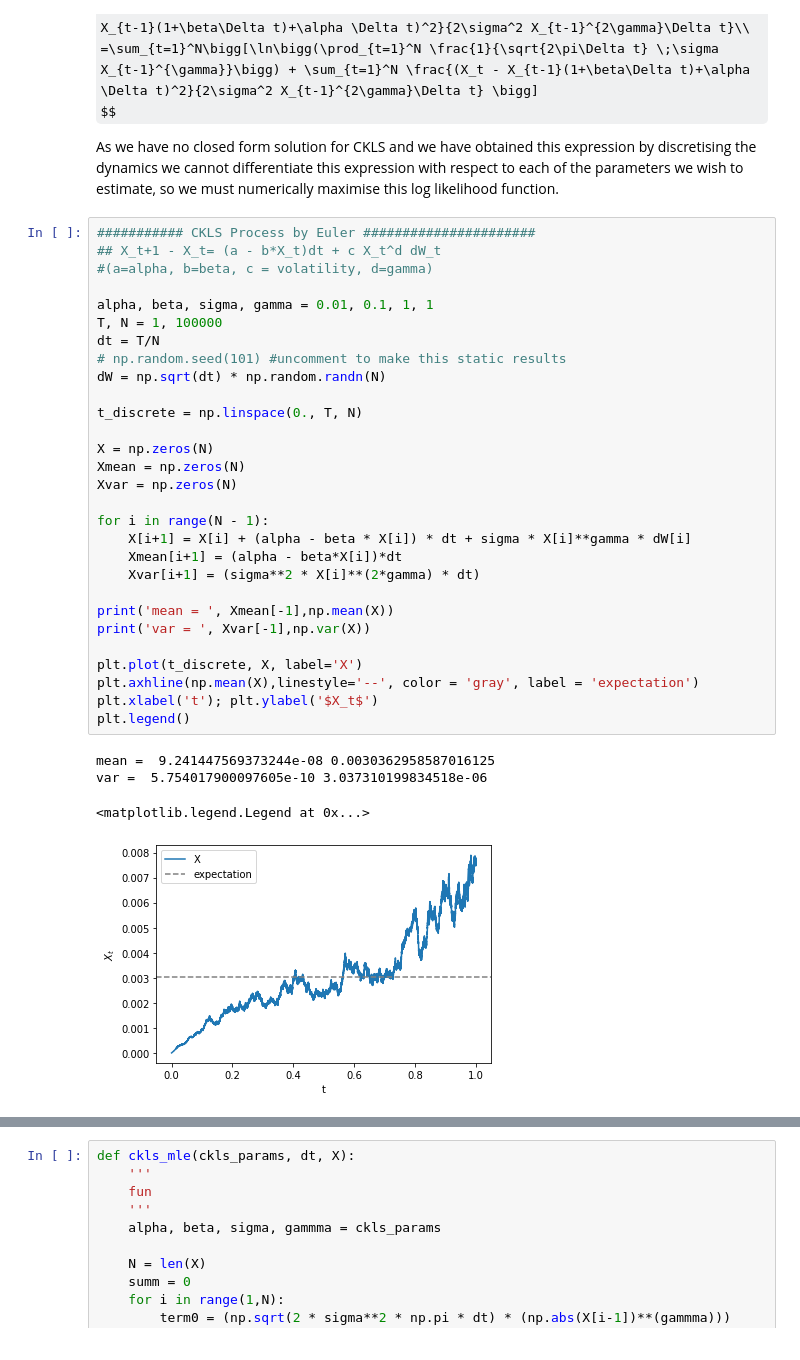
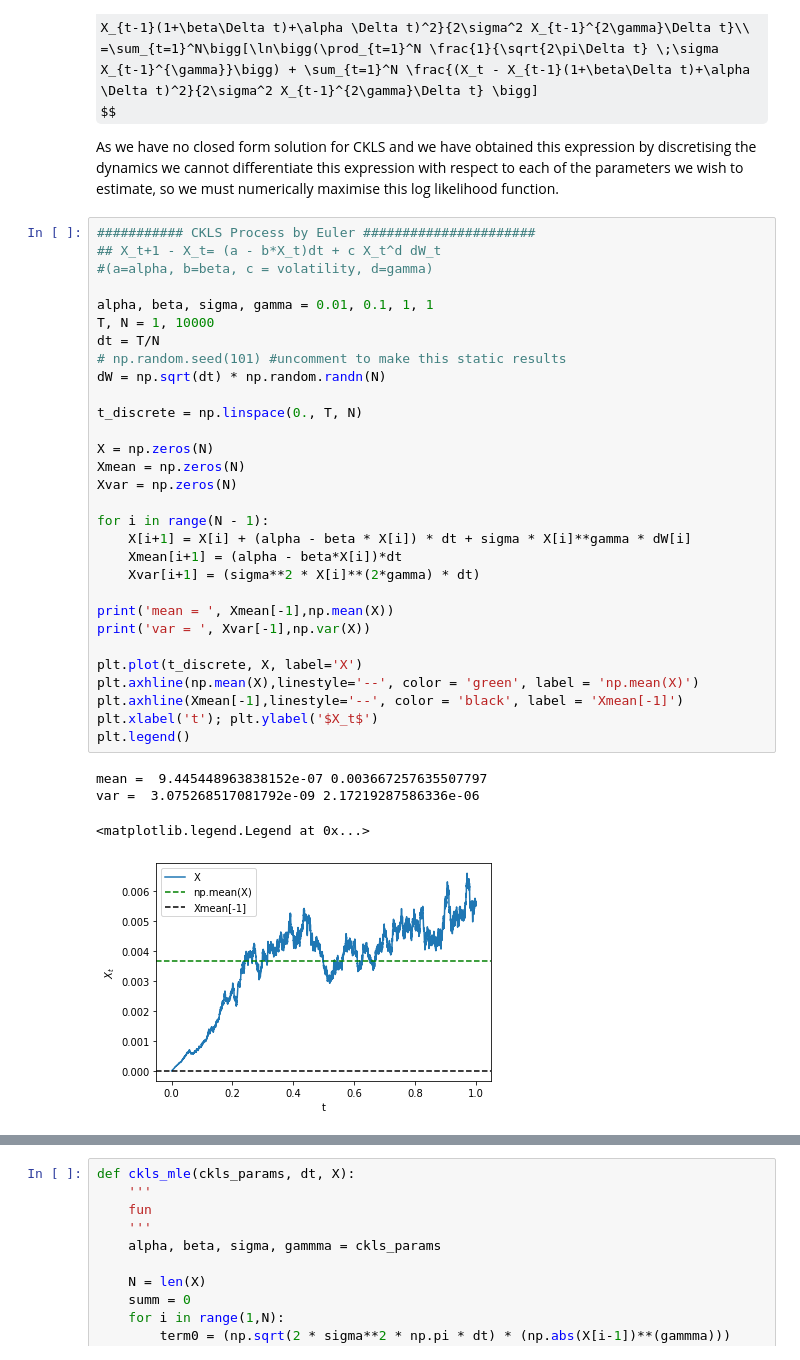
Before and after one commit to s2133934/StochVol, a Jupyter notebook: Notes.ipynb, the cells around one changed output, grey strips where cells are left out. Saved outputs shown, nothing was run; the diff lists cells and outputs as text; some formulas as TeX source.

```diff
--- a/Notes.ipynb
+++ b/Notes.ipynb
@@ -1237,34 +1238,35 @@ As we have no closed form solution for CKLS and we have obtained this expression
 # %%
 ########### CKLS Process by Euler ######################
 ## X_t+1 - X_t= (a - b*X_t)dt + c X_t^d dW_t
 #(a=alpha, b=beta, c = volatility, d=gamma)
 
 alpha, beta, sigma, gamma = 0.01, 0.1, 1, 1
-T, N = 1, 100000
+T, N = 1, 10000
 dt = T/N
 # np.random.seed(101) #uncomment to make this static results
 dW = np.sqrt(dt) * np.random.randn(N)
 
 t_discrete = np.linspace(0., T, N)
 
 X = np.zeros(N)
 Xmean = np.zeros(N)
 Xvar = np.zeros(N)
 
 for i in range(N - 1):
     X[i+1] = X[i] + (alpha - beta * X[i]) * dt + sigma * X[i]**gamma * dW[i]
     Xmean[i+1] = (alpha - beta*X[i])*dt
     Xvar[i+1] = (sigma**2 * X[i]**(2*gamma) * dt)
 
 print('mean = ', Xmean[-1],np.mean(X))
 print('var = ', Xvar[-1],np.var(X))
 
 plt.plot(t_discrete, X, label='X')
-plt.axhline(np.mean(X),linestyle='--', color = 'gray', label = 'expectation')
+plt.axhline(np.mean(X),linestyle='--', color = 'green', label = 'np.mean(X)')
+plt.axhline(Xmean[-1],linestyle='--', color = 'black', label = 'Xmean[-1]')
 plt.xlabel('t'); plt.ylabel('$X_t$')
 plt.legend()
 # %% [output]
-mean =  9.241447569373244e-08 0.0030362958587016125
-var =  5.754017900097605e-10 3.037310199834518e-06
+mean =  9.445448963838152e-07 0.003667257635507797
+var =  3.075268517081792e-09 2.17219287586336e-06
 <matplotlib.legend.Legend at 0x...>
-[figure, old version]
+[figure, new version]
```
Also changed, not shown: parts of 31 cells of this notebook, 6 other files.
